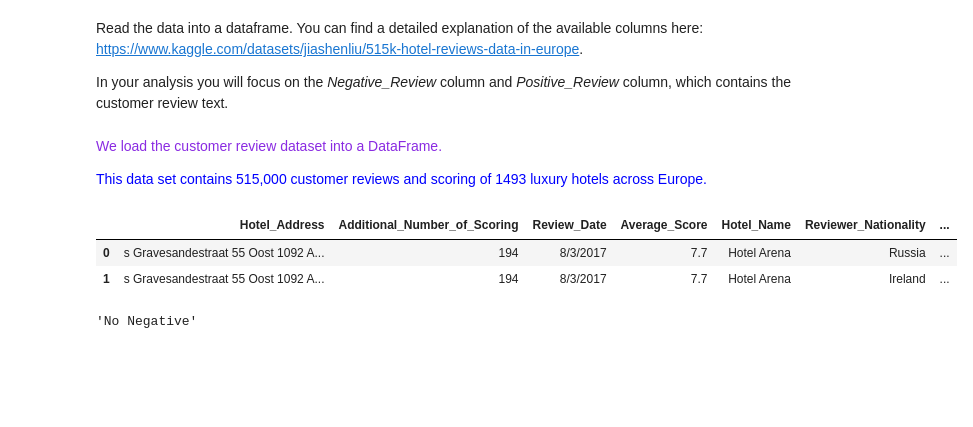
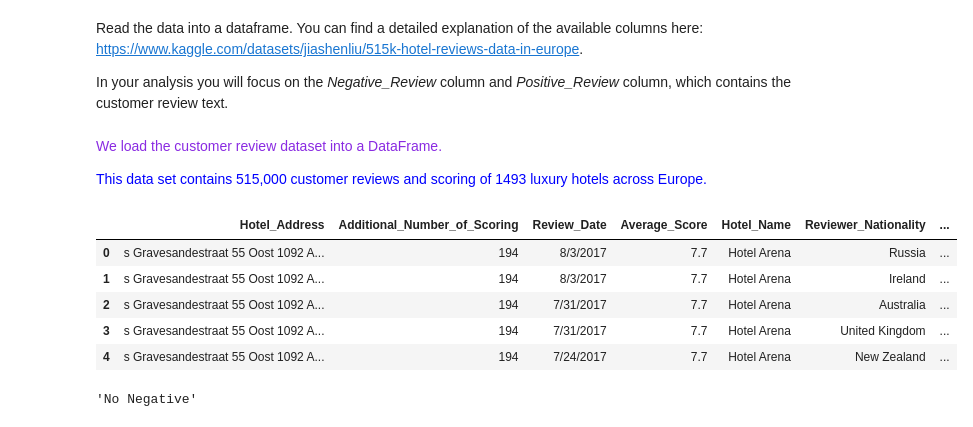
Before and after one commit to ibm-ecosystem-engineering/Watson-NLP, a Jupyter notebook: Social-Media-Analytics/Hotel Reviews Text Classification.ipynb, the cells around one changed output. Cells and saved outputs as stored; diff of their text form; code cells hidden in the pictures; blank space fills up the shorter version.

```diff
--- a/Social-Media-Analytics/Hotel Reviews Text Classification.ipynb
+++ b/Social-Media-Analytics/Hotel Reviews Text Classification.ipynb
@@ -97,33 +103,20 @@ In your analysis you will focus on the *Negative_Review* column and *Positive_Re
 <span style="color:blueviolet">We load the customer review dataset into a DataFrame.</span>
 
 <span style="color:blue">This data set contains 515,000 customer reviews and scoring of 1493 luxury hotels across Europe.</span>
-# %%
-import os, types
-import pandas as pd
-from botocore.client import Config
-import ibm_boto3
-
-def __iter__(self): return 0
-
-# @hidden_cell
-# The following code accesses a file in your IBM Cloud Object Storage. It includes your credentials.
-# You might want to remove those credentials before you share the notebook.
-client_e7c5f3a9cf0c49a9aa0234885283dce9 = ibm_boto3.client(service_name='s3',
-    ibm_api_key_id='o0avUc3SDky2d6pNzjuewCSTPPX7tQNz6BKKvL37nBL3',
-    ibm_auth_endpoint="https://iam.cloud.ibm.com/oidc/token",
-    config=Config(signature_version='oauth'),
-    endpoint_url='https://s3.private.us.cloud-object-storage.appdomain.cloud')
-
-body = client_e7c5f3a9cf0c49a9aa0234885283dce9.get_object(Bucket='watsoncore-donotdelete-pr-olkxvfa8bk0pb1',Key='Hotel_Reviews.csv')['Body']
-# add missing __iter__ method, so pandas accepts body as file-like object
-if not hasattr(body, "__iter__"): body.__iter__ = types.MethodType( __iter__, body )
-
-complaint_df = pd.read_csv(body)
-complaint_df.head(2)
-# %% [output]
-|  | Hotel_Address | Additional_Number_of_Scoring | Review_Date | Average_Score | Hotel_Name | Reviewer_Nationality | ... |
-| 0 | s Gravesandestraat 55 Oost 1092 A... | 194 | 8/3/2017 | 7.7 | Hotel Arena | Russia | ... |
-| 1 | s Gravesandestraat 55 Oost 1092 A... | 194 | 8/3/2017 | 7.7 | Hotel Arena | Ireland | ... |
+# %%
+# load data set into a dataframe
+buffer = project.get_file("Hotel_Reviews.csv")
+complaint_df = pd.read_csv(buffer)
+
+# preview the data set
+complaint_df.head()
+# %% [output]
+|  | Hotel_Address | Additional_Number_of_Scoring | Review_Date | Average_Score | Hotel_Name | Reviewer_Nationality | ... |
+| 0 | s Gravesandestraat 55 Oost 1092 A... | 194 | 8/3/2017 | 7.7 | Hotel Arena | Russia | ... |
+| 1 | s Gravesandestraat 55 Oost 1092 A... | 194 | 8/3/2017 | 7.7 | Hotel Arena | Ireland | ... |
+| 2 | s Gravesandestraat 55 Oost 1092 A... | 194 | 7/31/2017 | 7.7 | Hotel Arena | Australia | ... |
+| 3 | s Gravesandestraat 55 Oost 1092 A... | 194 | 7/31/2017 | 7.7 | Hotel Arena | United Kingdom | ... |
+| 4 | s Gravesandestraat 55 Oost 1092 A... | 194 | 7/24/2017 | 7.7 | Hotel Arena | New Zealand | ... |
 # %%
 complaint_df['Negative_Review'][1]
 # %% [output]
```
Also changed, not shown: parts of 13 cells of this notebook, 3 other files.
